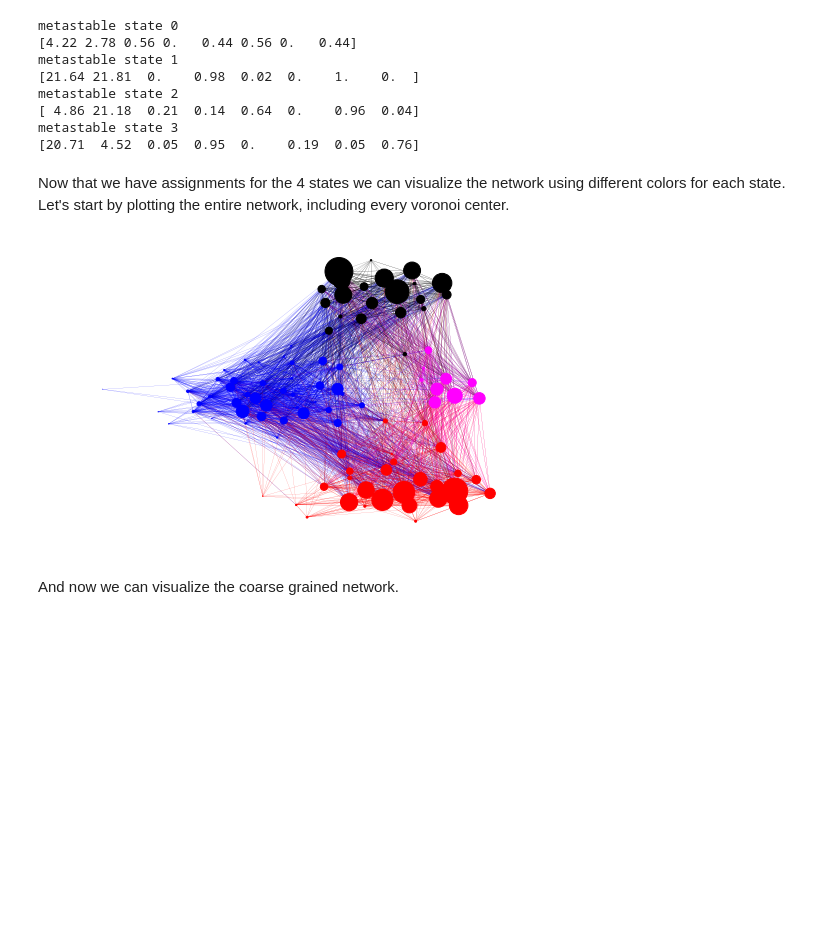
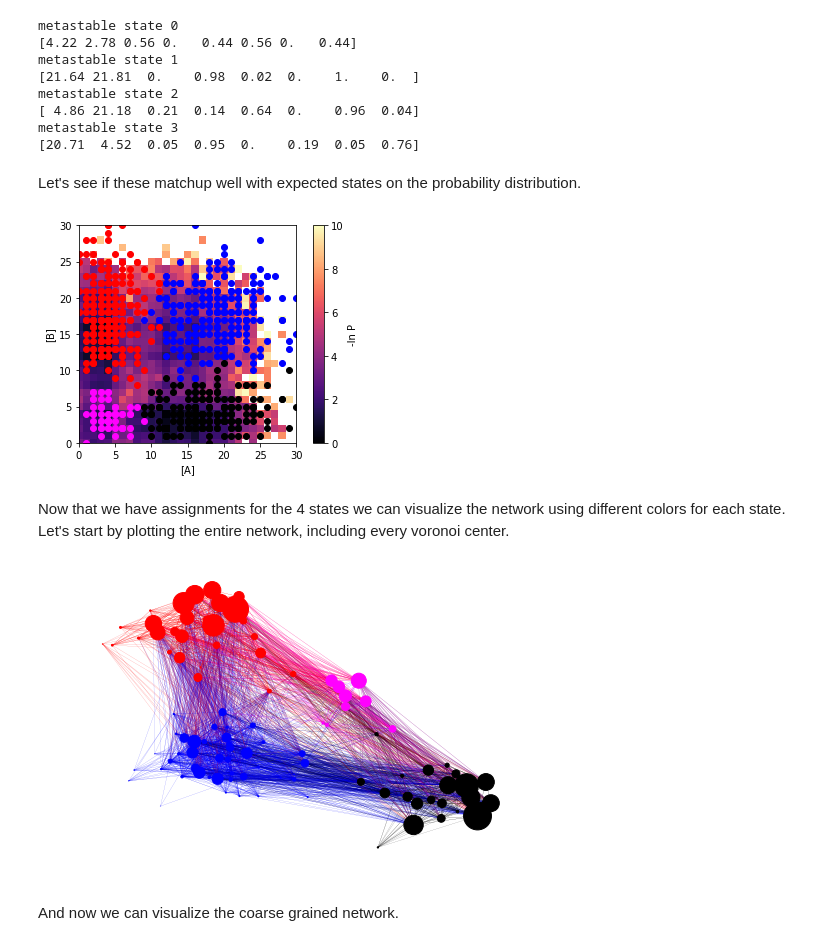
Before and after one commit to ASinanSaglam/WESTPA_Workshop_2018_Saglam, a Jupyter notebook: analysis/analysis_test.ipynb, the cells around one changed output. Saved outputs shown, nothing was run; the diff lists cells and outputs as text; code cells hidden in the pictures; blank space fills up the shorter version.

```diff
--- a/analysis/analysis_test.ipynb
+++ b/analysis/analysis_test.ipynb
@@ -352,11 +356,36 @@ metastable state 2
 [ 4.86 21.18  0.21  0.14  0.64  0.    0.96  0.04]
 metastable state 3
 [20.71  4.52  0.05  0.95  0.    0.19  0.05  0.76]
+# %% [markdown]
+Let's see if these matchup well with expected states on the probability distribution.
+# %%
+# have some colors assigned for each state
+state_colors = {0: "#FF00FF", 1: "#0000FF", 2: "#FF0000", 3: "#000000"}
+# pull sample iteration, say iteration 100 (last iteration)
+assigned_walkers = a['assignments'][99]
+# re-plot the -lnP
+im = plt.imshow(lnp, cmap=plt.get_cmap("magma"), vmax=10)
+_ = plt.colorbar(im, label="-ln P")
+# plot assigned values with appropriate colors
+n_walkers = h['summary'][99]['n_particles']
+for iwalk in range(n_walkers):
+    # get the progress coordinate for the walker, assume last time point is enough
+    pcrd = h['iterations/iter_%08d'%100]['pcoord'][iwalk,-1,:]
+    assigned = assigned_walkers[iwalk]
+    # pcrds as x & y for the plot
+    x, y = pcrd[0], pcrd[1]
+    plt.plot(x, y, c=state_colors[mstable_assign[assigned[-1]]], lw=0, marker="o")
+plt.xlim(0,30)
+plt.ylim(0,30)
+plt.xlabel("[A]")
+plt.ylabel("[B]")
+plt.show()
+# %% [output]
+[figure, added]
 # %% [markdown]
 Now that we have assignments for the 4 states we can visualize the network using different colors for each state. Let's start by plotting the entire network, including every voronoi center.
 # %%
 # Start with full network
-state_colors = {0: "#FF00FF", 1: "#0000FF", 2: "#FF0000", 3: "#000000"}
 FG = nx.DiGraph()
 tm = pcca.transition_matrix
 edge_sizes = pcca.transition_matrix
@@ -376,7 +405,7 @@ nx.draw(FG, pos=nx.spring_layout(FG, k=0.1),
 plt.show()
 plt.close()
 # %% [output]
-[figure, old version]
+[figure, new version]
 # %% [markdown]
 And now we can visualize the coarse grained network.
 # %%
```
Also changed, not shown: parts of 3 cells of this notebook.
